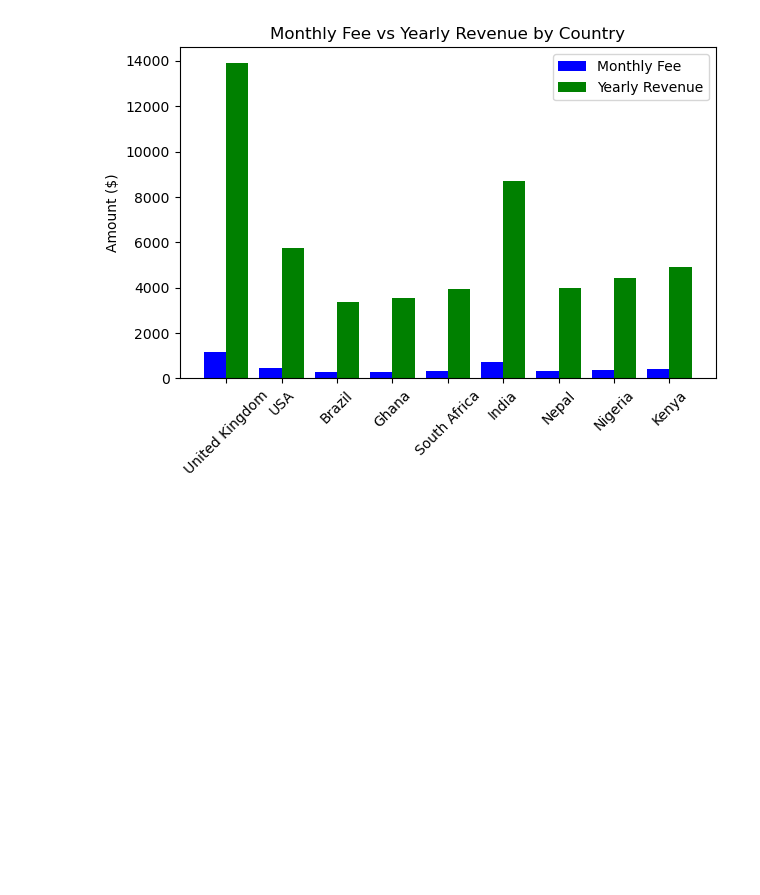
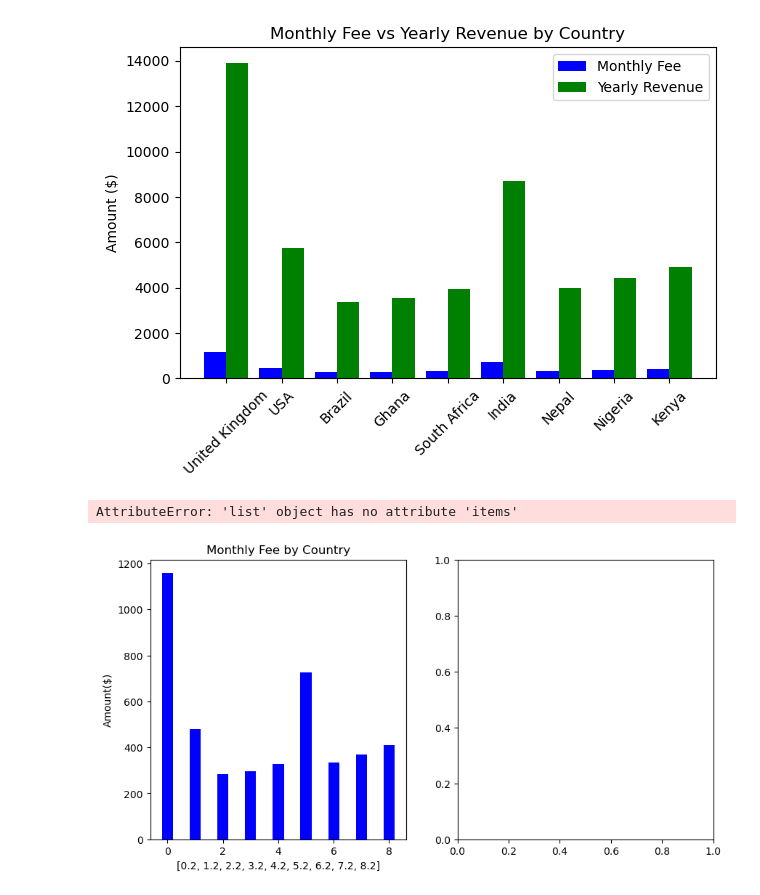
Before and after one commit to Dylan-Butterfield/IOA_Data_Sprint, a Jupyter notebook: Data_Wave_Analysis.ipynb, the cells around one changed output. Drawn from its saved outputs; the diff is of its cells as text; code cells hidden in the pictures; blank space fills up the shorter version.

Commit message:
Creating a Sub Plot for Revenue

```diff
--- a/Data_Wave_Analysis.ipynb
+++ b/Data_Wave_Analysis.ipynb
@@ -149,3 +149,23 @@ plt.tight_layout()
 plt.show()
 # %% [output]
 [figure]
+# %%
+fig, axes = plt.subplots(1,2, figsize=(10,5))
+
+axes[0].bar(x, t_monthly_fee, width = 0.4, label = 'Monthly Fee', color = 'blue')
+axes[0].set_title("Monthly Fee by Country")
+axes[0].set_ylabel("Amount($)")
+axes[0].set_xlabel([i + 0.2 for i in x], countries_name, rotation = 45)
+
+
+axes[1].bar(x, t_yearly_fee, width = 0.4, label = 'Yearly Revenue', color = 'green')
+axes[1].set_title("Yearly Revenue by Country")
+axes[1].set_ylabel("Amount($)")
+axes[1].set_xlabel([i + 0.2 for i in x], countries_name, rotation = 45)
+
+
+plt.tight_layout()
+plt.show()
+# %% [output]
+AttributeError: 'list' object has no attribute 'items'
+[figure, added]
```
